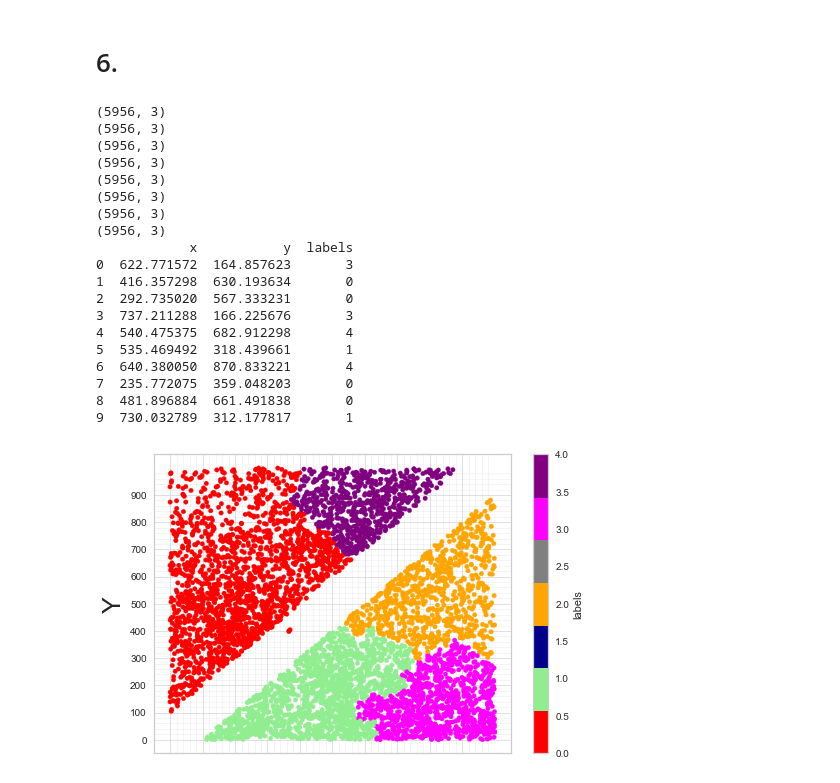
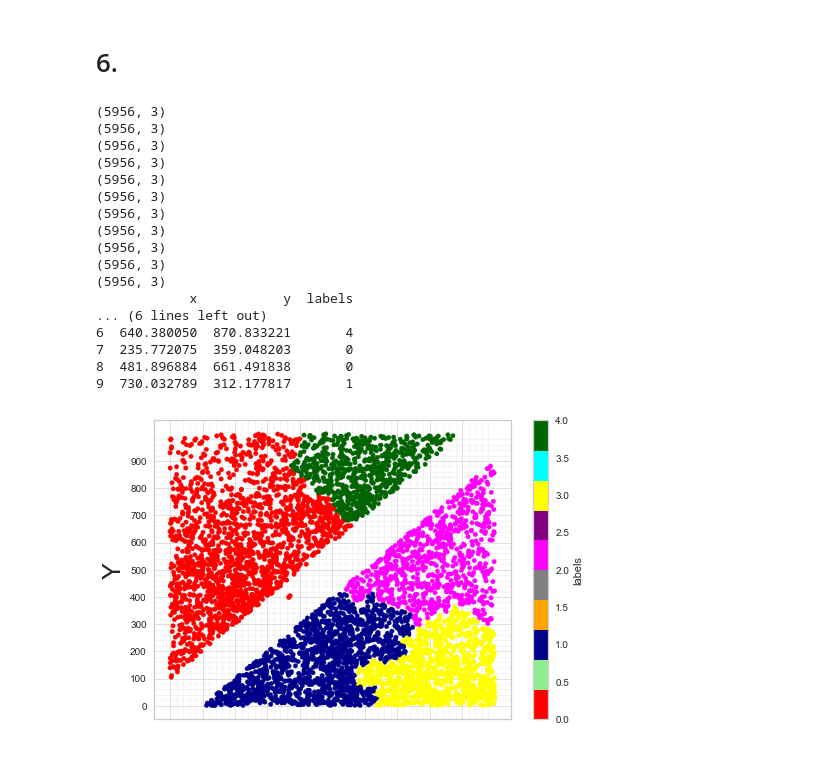
Before and after one commit to Yooru6/Machine-Learning-Group-Assignments, a Jupyter notebook: Methods/Methods_2 Cluster analysis/T2_DroneDelivery.ipynb, the cells around one changed output. Cells and saved outputs as stored; diff of their text form; code cells hidden in the pictures.

```diff
--- a/Methods/Methods_2 Cluster analysis/T2_DroneDelivery.ipynb
+++ b/Methods/Methods_2 Cluster analysis/T2_DroneDelivery.ipynb
@@ -400,9 +401,9 @@ plt.show()
 # %% [markdown]
 # 6.
 # %%
-data_train = data_train.drop('Cluster', axis=1)
+#data_train = data_train.drop('Cluster', axis=1)
 from sklearn import cluster
-num_clusters = 7
+num_clusters = 10
 print(data_train.shape)
 for i in range (num_clusters):
     print(data_train.shape)
@@ -428,37 +429,35 @@ ax.set_xticks(major_ticks)
 ax.set_xticks(minor_ticks, minor=True)
 ax.set_yticks(major_ticks)
 ax.set_yticks(minor_ticks, minor=True)
 
 # And a corresponding grid
 ax.grid(which='both')
 
 # Or if you want different settings for the grids:
 ax.grid(which='minor', alpha=0.2)
 ax.grid(which='major', alpha=0.5)
 
 
 plt.grid(True)
 plt.ylabel("Y", fontsize=25)
 plt.xlabel("X", fontsize=25)
 plt.show()
 # %% [output]
+(5956, 3)
+(5956, 3)
+(5956, 3)
 (5956, 3)
 (5956, 3)
 (5956, 3)
 (5956, 3)
 (5956, 3)
 (5956, 3)
 (5956, 3)
 (5956, 3)
             x           y  labels
-0  622.771572  164.857623       3
-1  416.357298  630.193634       0
-2  292.735020  567.333231       0
-3  737.211288  166.225676       3
-4  540.475375  682.912298       4
-5  535.469492  318.439661       1
+... (6 lines left out)
 6  640.380050  870.833221       4
 7  235.772075  359.048203       0
 8  481.896884  661.491838       0
 9  730.032789  312.177817       1
-[figure, old version]
+[figure, new version]
```
Also changed, not shown: parts of 4 cells of this notebook, 1 other file.
